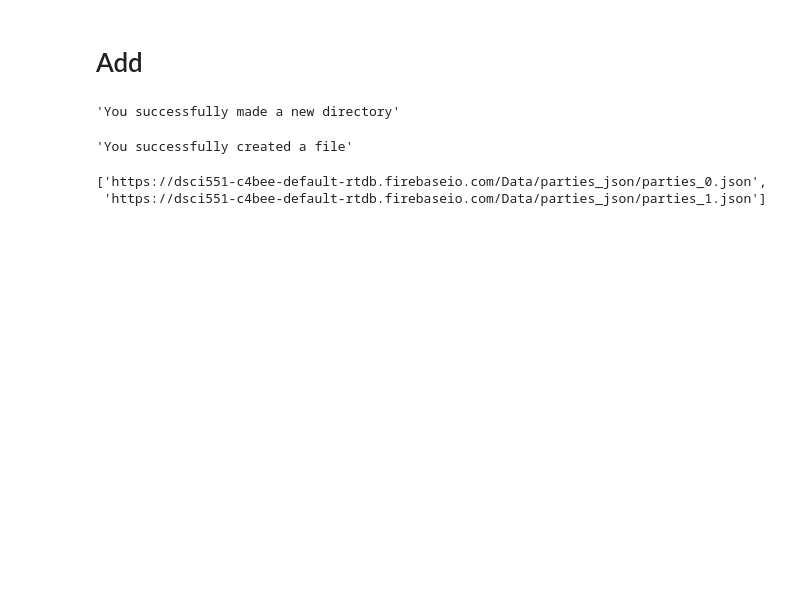
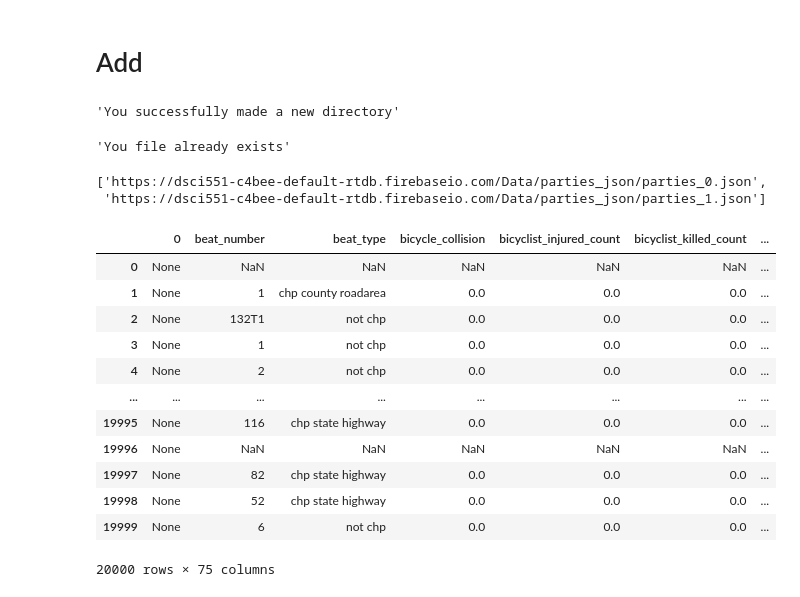
Before and after one commit to LREN721/dsci551-project, a Jupyter notebook: program/Firebase_emulation.ipynb, the cells around one changed output. Saved outputs shown, nothing was run; the diff lists cells and outputs as text; code cells hidden in the pictures; blank space fills up the shorter version.

```diff
--- a/program/Firebase_emulation.ipynb
+++ b/program/Firebase_emulation.ipynb
@@ -353,7 +353,8 @@ def readPartition(dir_in, num):
                 r1 = response1.json()
                 df = pd.DataFrame()
                 for a in r1:
-                    df = df.append(a, ignore_index = True)
+                    new_df = pd.DataFrame([a])
+                    df = pd.concat([df, new_df], axis=0, ignore_index=True)
                 return df
             elif dir_in[-1] == 'parties_json' and num == 2:
                 url2 = par['p2']
@@ -368,7 +369,8 @@ def readPartition(dir_in, num):
                 r1 = response1.json()
                 df = pd.DataFrame()
                 for a in r1:
-                    df = df.append(a, ignore_index = True)
+                    new_df = pd.DataFrame([a])
+                    df = pd.concat([df, new_df], axis=0, ignore_index=True)
                 return df
             elif dir_in[-1] == 'collision_json' and num == 2:
                 url2 = par['p2']
@@ -422,16 +407,32 @@ a
 # %% [output]
 'You successfully made a new directory'
 # %%
-b = put('LA_County_COVID_Cases.csv', '/user/Kun')
+b = put('victims.csv', '/root/user/dataset')
 b
 # %% [output]
-'You successfully created a file'
+'You file already exists'
 # %%
 c = uploadFile('parties.csv')
 c
 # %% [output]
 ['https://dsci551-c4bee-default-rtdb.firebaseio.com/Data/parties_json/parties_0.json',
  'https://dsci551-c4bee-default-rtdb.firebaseio.com/Data/parties_json/parties_1.json']
+# %%
+readPartition('/root/user/dataset/collision_json', 1)
+# %% [output]
+|  | 0 | beat_number | beat_type | bicycle_collision | bicyclist_injured_count | bicyclist_killed_count | ... |
+| 0 | None | NaN | NaN | NaN | NaN | NaN | ... |
+| 1 | None | 1 | chp county roadarea | 0.0 | 0.0 | 0.0 | ... |
+| 2 | None | 132T1 | not chp | 0.0 | 0.0 | 0.0 | ... |
+| 3 | None | 1 | not chp | 0.0 | 0.0 | 0.0 | ... |
+| 4 | None | 2 | not chp | 0.0 | 0.0 | 0.0 | ... |
+| ... | ... | ... | ... | ... | ... | ... | ... |
+| 19995 | None | 116 | chp state highway | 0.0 | 0.0 | 0.0 | ... |
+| 19996 | None | NaN | NaN | NaN | NaN | NaN | ... |
+| 19997 | None | 82 | chp state highway | 0.0 | 0.0 | 0.0 | ... |
+| 19998 | None | 52 | chp state highway | 0.0 | 0.0 | 0.0 | ... |
+| 19999 | None | 6 | not chp | 0.0 | 0.0 | 0.0 | ... |
+20000 rows × 75 columns
 # %%
 df = pd.read_csv('../Data/' + 'collision.csv', encoding='latin1',low_memory = False)
 df['collision_date'] = df['collision_date'].astype('string')
```
Also changed, not shown: parts of 3 cells of this notebook.
